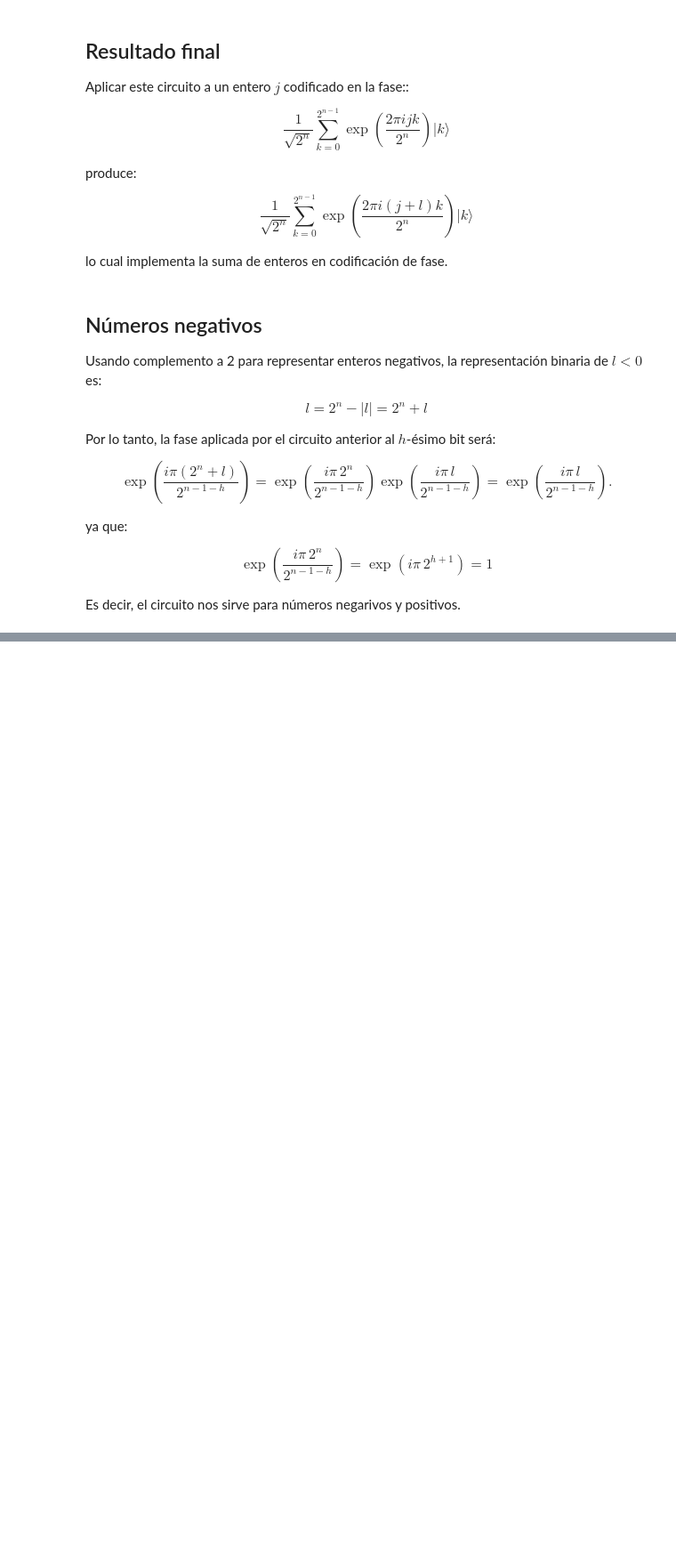
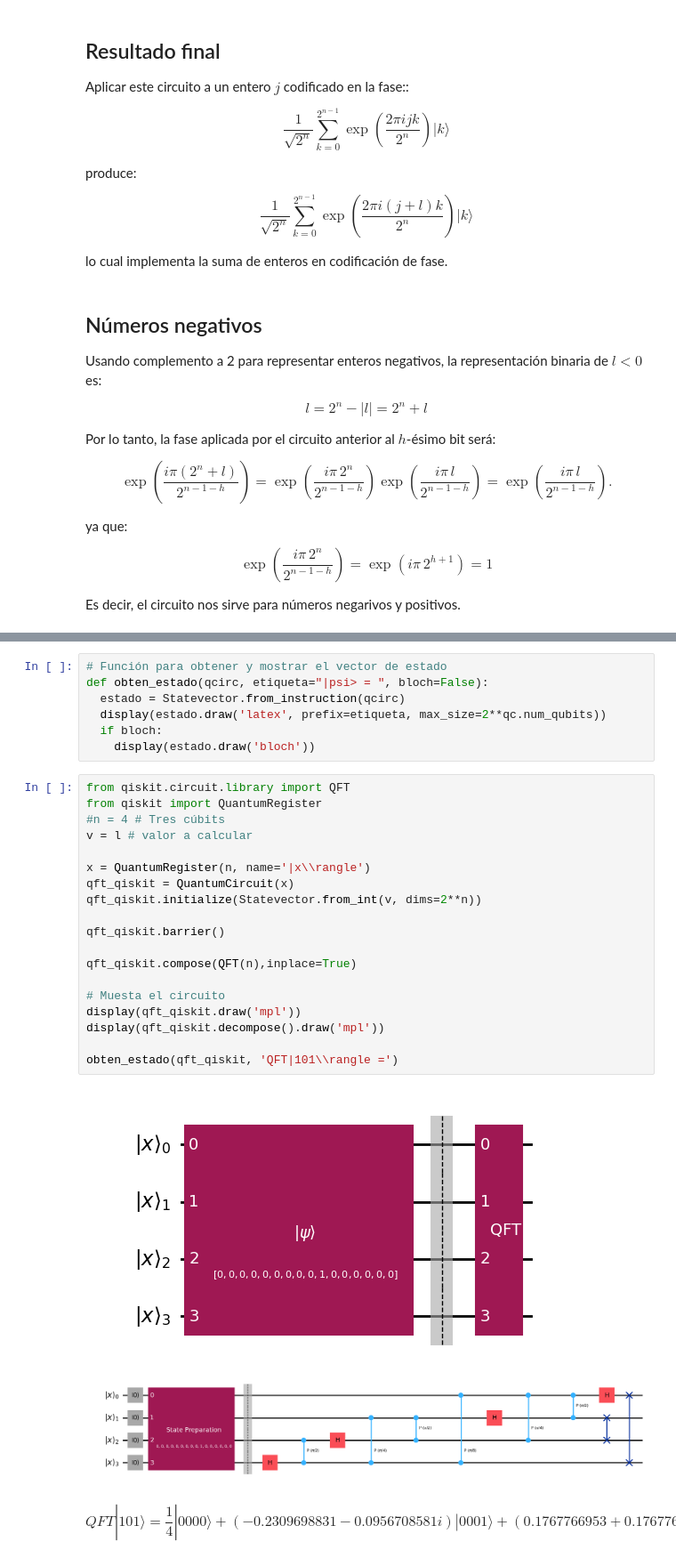
Before and after one commit to tarabelo/PIAC-2526, a Jupyter notebook: 06_Búsqueda_adaptativa_de_Grover_(GAS).ipynb, the cells around one changed output, grey strips where cells are left out. Shown at 89% size. Saved outputs shown, nothing was run; the diff lists cells and outputs as text; blank space fills up the shorter version.

```diff
--- a/06_Búsqueda_adaptativa_de_Grover_(GAS).ipynb
+++ b/06_Búsqueda_adaptativa_de_Grover_(GAS).ipynb
@@ -151,0 +155,30 @@ $$\frac{\sqrt{2}}{4} |000\rangle+(\frac{1}{4} + \frac{i}{4}) |001\rangle+\frac{\
+# %%
+# Función para obtener y mostrar el vector de estado
+def obten_estado(qcirc, etiqueta="|psi> = ", bloch=False):
+  estado = Statevector.from_instruction(qcirc)
+  display(estado.draw('latex', prefix=etiqueta, max_size=2**qc.num_qubits))
+  if bloch:
+    display(estado.draw('bloch'))
+# %%
+from qiskit.circuit.library import QFT
+from qiskit import QuantumRegister
+#n = 4 # Tres cúbits
+v = l # valor a calcular
+
+x = QuantumRegister(n, name='|x\\rangle')
+qft_qiskit = QuantumCircuit(x)
+qft_qiskit.initialize(Statevector.from_int(v, dims=2**n))
+
+qft_qiskit.barrier()
+
+qft_qiskit.compose(QFT(n),inplace=True)
+
+# Muesta el circuito
+display(qft_qiskit.draw('mpl'))
+display(qft_qiskit.decompose().draw('mpl'))
+
+obten_estado(qft_qiskit, 'QFT|101\\rangle =')
+# %% [output]
+[figure, added]
+[figure, added]
+$$QFT|101\rangle =\frac{1}{4} |0000\rangle+(-0.2309698831 - 0.0956708581 i) |0001\rangle+(0.1767766953 + 0.1767766953 i) |0010\rangle+(-0.0956708581 - 0.2309698831 i) |0011\rangle+\frac{i}{4} |0100\rangle+(0.0956708581 - 0.2309698831 i) |0101\rangle+(-0.1767766953 + 0.1767766953 i) |0110\rangle+(0.2309698831 - 0.0956708581 i) |0111\rangle- \frac{1}{4} |1000\rangle+(0.2309698831 + 0.0956708581 i) |1001\rangle+(-0.1767766953 - 0.1767766953 i) |1010\rangle+(0.0956708581 + 0.2309698831 i) |1011\rangle- \frac{i}{4} |1100\rangle+(-0.0956708581 + 0.2309698831 i) |1101\rangle+(0.1767766953 - 0.1767766953 i) |1110\rangle+(-0.2309698831 + 0.0956708581 i) |1111\rangle$$
```
Also changed, not shown: parts of 3 cells of this notebook.
